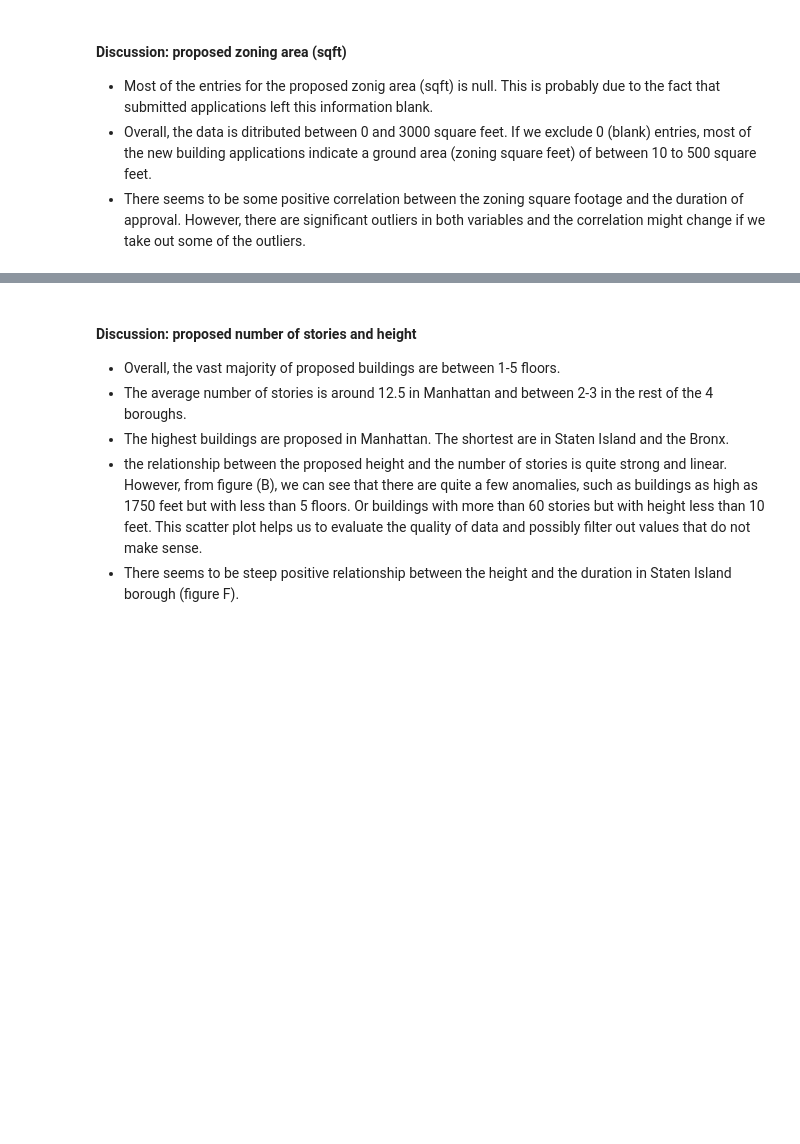
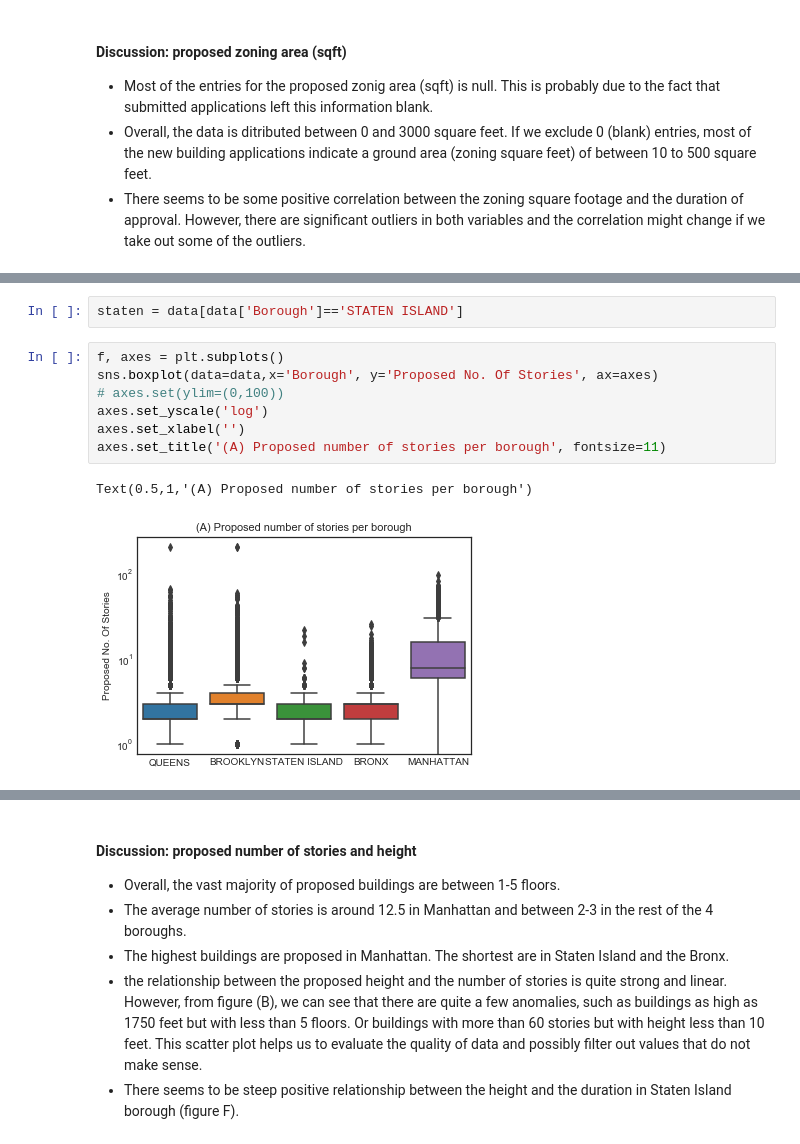
Before and after one commit to anoushavan/Capstone_1, a Jupyter notebook: code/data_story.ipynb, the cells around one changed output, grey strips where cells are left out. Drawn from its saved outputs; the diff is of its cells as text; blank space fills up the shorter version.

```diff
--- a/code/data_story.ipynb
+++ b/code/data_story.ipynb
@@ -514,0 +516,12 @@ No handles with labels found to put in legend.
+# %%
+staten = data[data['Borough']=='STATEN ISLAND']
+# %%
+f, axes = plt.subplots()
+sns.boxplot(data=data,x='Borough', y='Proposed No. Of Stories', ax=axes)
+# axes.set(ylim=(0,100))
+axes.set_yscale('log')
+axes.set_xlabel('')
+axes.set_title('(A) Proposed number of stories per borough', fontsize=11)
+# %% [output]
+Text(0.5,1,'(A) Proposed number of stories per borough')
+[figure, added]
```
Also changed, not shown: parts of 25 cells of this notebook, 5 other files.
